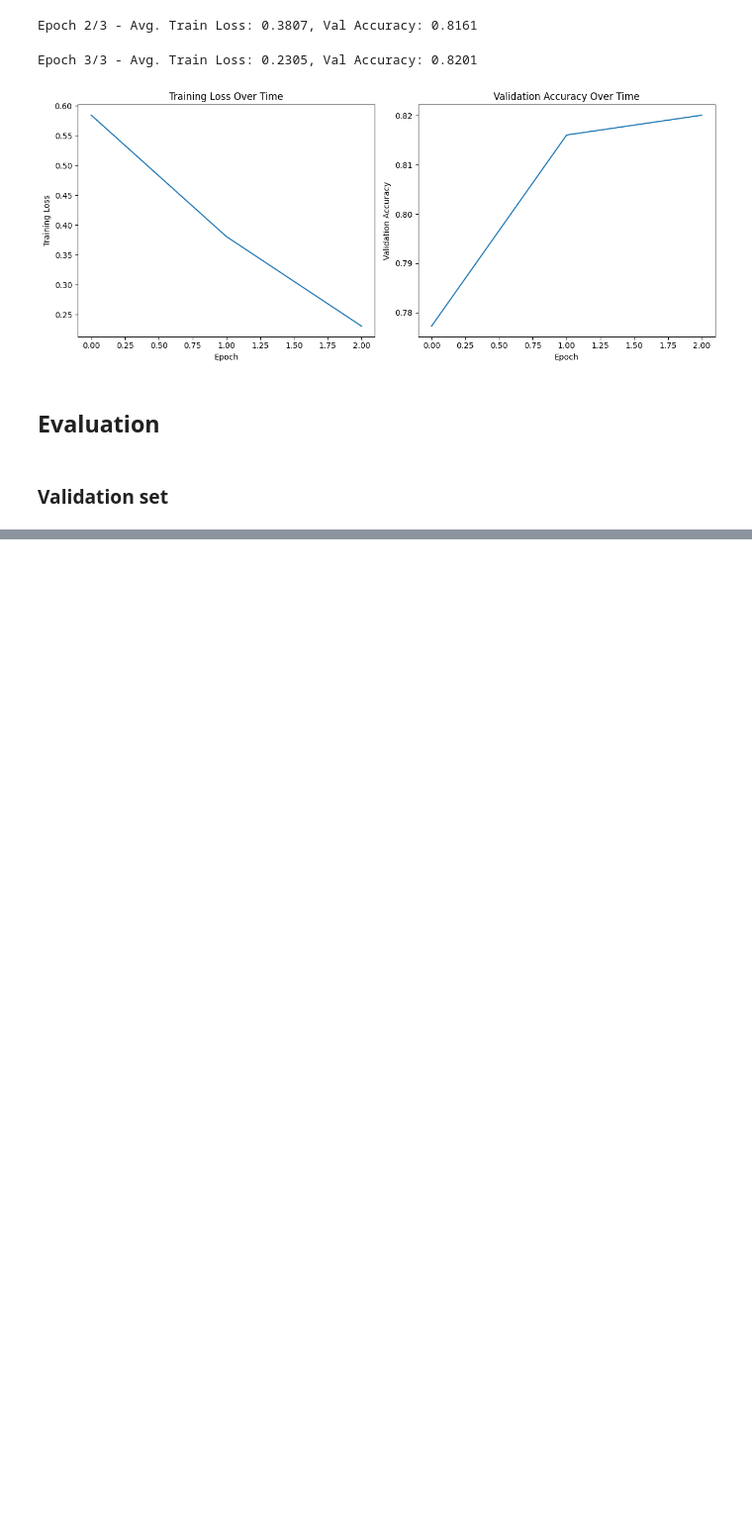
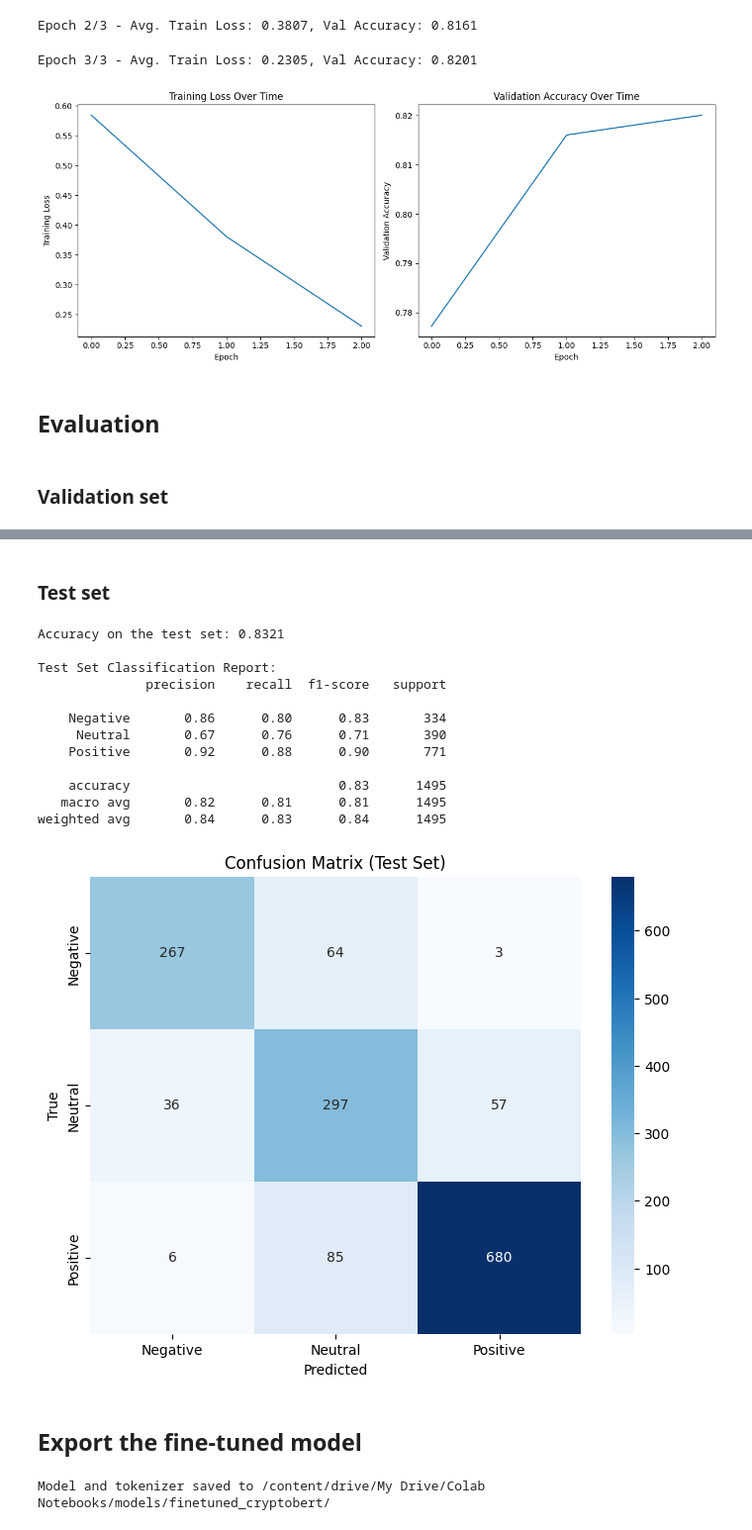
Before and after one commit to hstoklosa/sentix-nlp, a Jupyter notebook: finetuning.ipynb, the cells around one changed output, grey strips where cells are left out. Shown: that part at 99% size. Drawn from its saved outputs; the diff is of its cells as text; code cells hidden in the pictures; blank space fills up the shorter version.

```diff
--- a/finetuning.ipynb
+++ b/finetuning.ipynb
@@ -229,0 +230,46 @@ weighted avg       0.83      0.82      0.82      1495
+# %% [markdown]
+### Test set
+# %%
+test_preds = predict_sentiment(test_df['full_text'], model, tokenizer)
+test_accuracy = accuracy_score(test_df['label'].values, test_preds)
+print(f"Accuracy on the test set: {test_accuracy:.4f}")
+
+# Show detailed classification report for test set
+print("\nTest Set Classification Report:")
+print(classification_report(test_df['label'].values, test_preds, target_names=target_names))
+
+# Create confusion matrix for test set
+cm_test = confusion_matrix(test_df['label'].values, test_preds)
+plt.figure(figsize=(8, 6))
+sns.heatmap(cm_test, annot=True, fmt='d', cmap='Blues', xticklabels=target_names, yticklabels=target_names)
+plt.xlabel('Predicted')
+plt.ylabel('True')
+plt.title('Confusion Matrix (Test Set)')
+plt.show()
+# %% [output]
+Accuracy on the test set: 0.8321
+
+Test Set Classification Report:
+              precision    recall  f1-score   support
+
+    Negative       0.86      0.80      0.83       334
+     Neutral       0.67      0.76      0.71       390
+    Positive       0.92      0.88      0.90       771
+
+    accuracy                           0.83      1495
+   macro avg       0.82      0.81      0.81      1495
+weighted avg       0.84      0.83      0.84      1495
+[figure, added]
+# %% [markdown]
+## Export the fine-tuned model
+# %%
+output_dir = os.path.join(ABSOLUTE_PATH, "models/finetuned_cryptobert/")
+if not os.path.exists(output_dir):
+    os.makedirs(output_dir)
+
+model.save_pretrained(output_dir)
+tokenizer.save_pretrained(output_dir)
+
+print(f"Model and tokenizer saved to {output_dir}")
+# %% [output]
+Model and tokenizer saved to /content/drive/My Drive/Colab Notebooks/models/finetuned_cryptobert/
```
Also changed, not shown: parts of 1 cell of this notebook, 1 other file.
